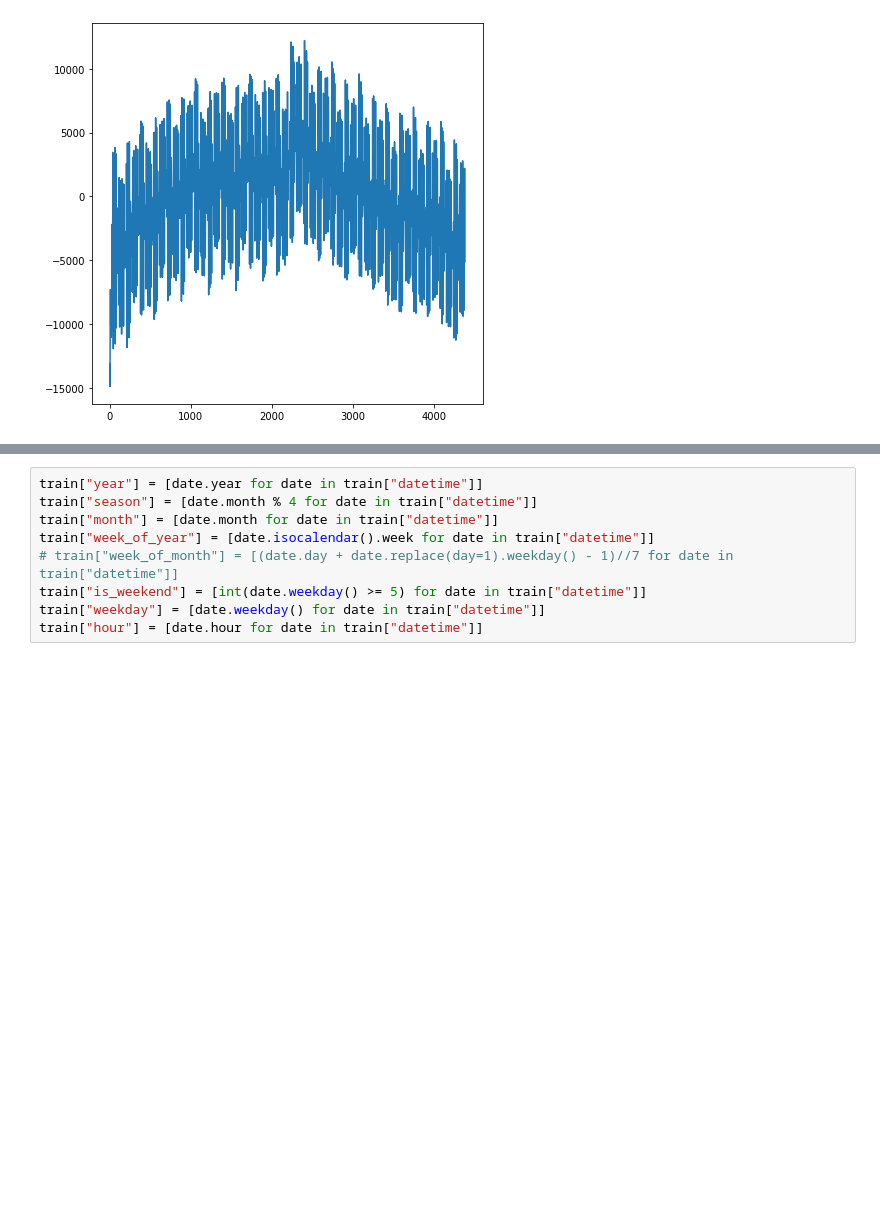
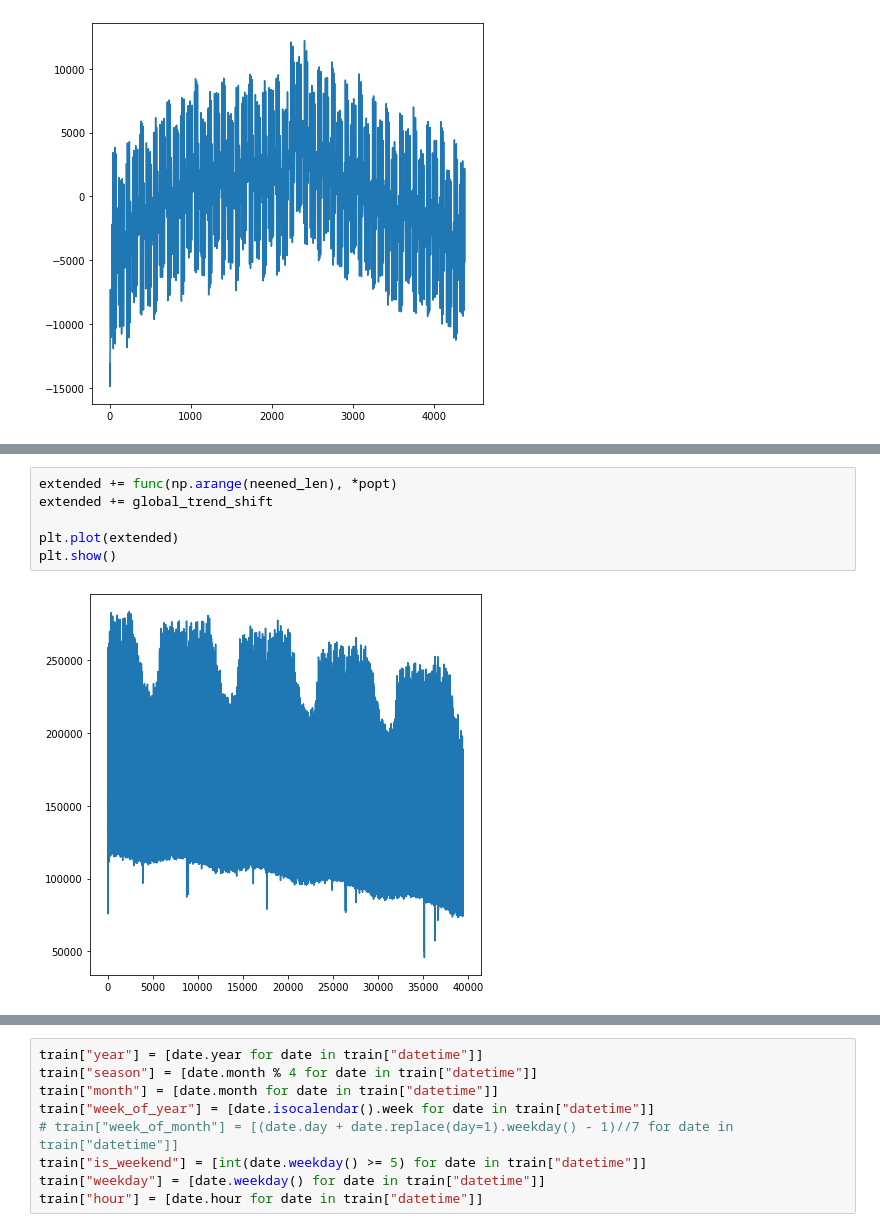
Before and after one commit to 0dminnimda/NTO_bigdata_2022_final, a Jupyter notebook: Baseline.ipynb, the cells around one changed output, grey strips where cells are left out. Cells and saved outputs as stored; diff of their text form; blank space fills up the shorter version.

```diff
--- a/Baseline.ipynb
+++ b/Baseline.ipynb
@@ -259,3 +299,11 @@ for period, seasonal in seasonals.items():
+# %%
+extended += func(np.arange(neened_len), *popt)
+extended += global_trend_shift
+
+plt.plot(extended)
+plt.show()
+# %% [output]
+[figure, added]
 # %%
 # 01.01.2009 00:00:00 по 30.06.2009 23:00:00
 
```
Also changed, not shown: parts of 13 cells of this notebook.
